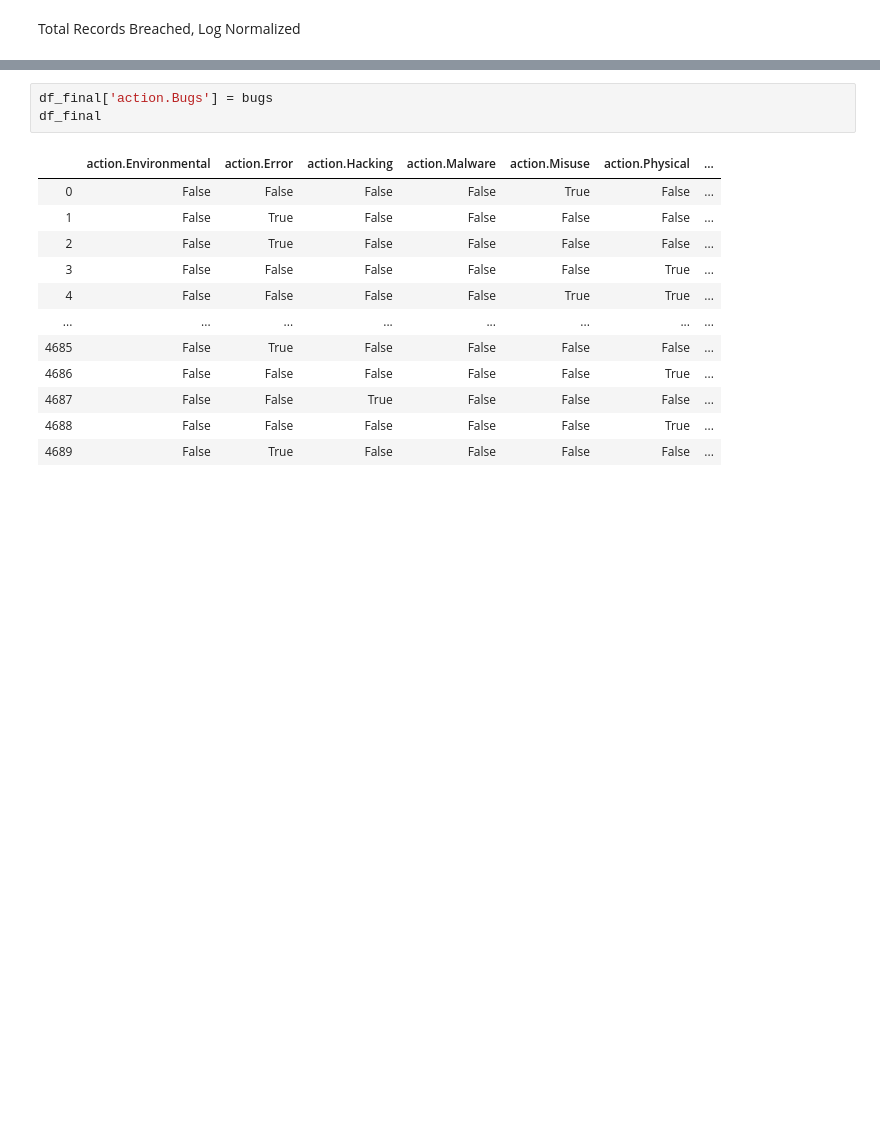
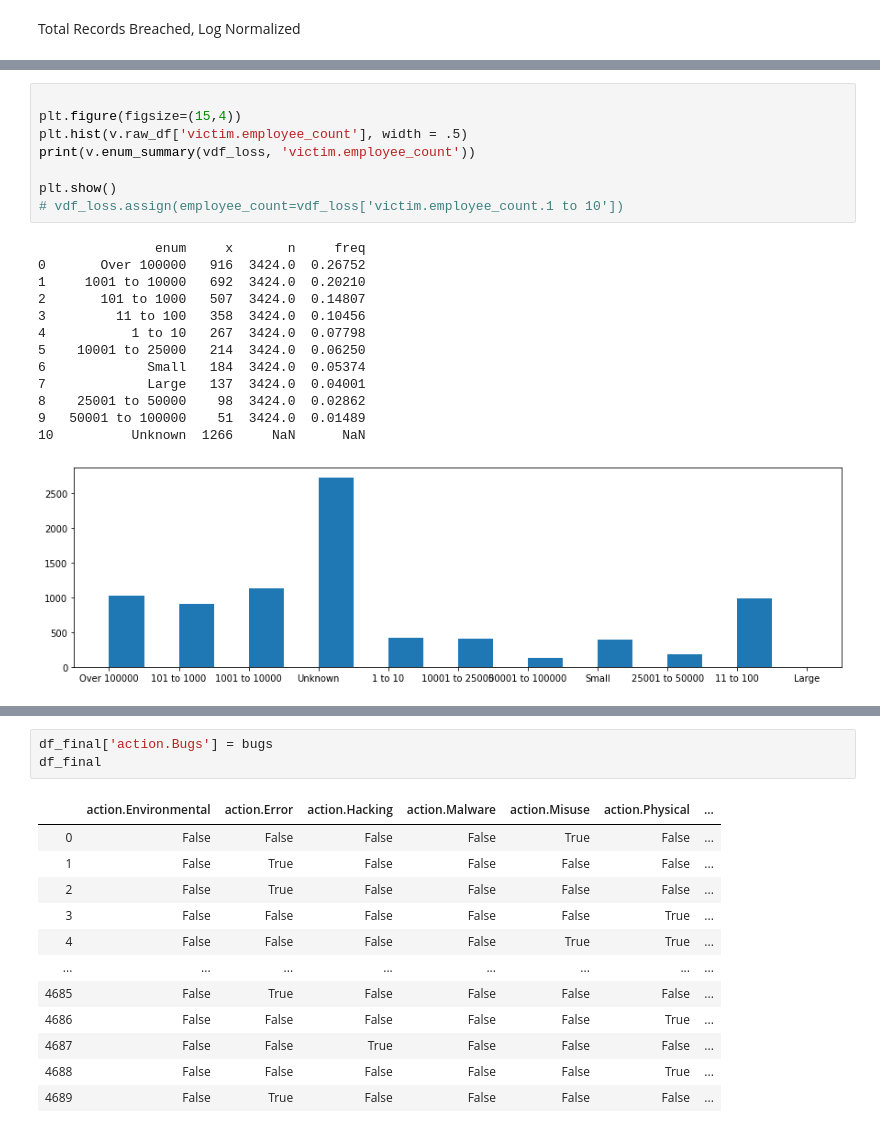
Before and after one commit to ethanpaek/CloudBleed_Project_2019, a Jupyter notebook: vcdb_parse.ipynb, the cells around one changed output, grey strips where cells are left out. Cells and saved outputs as stored; diff of their text form; blank space fills up the shorter version.

```diff
--- a/vcdb_parse.ipynb
+++ b/vcdb_parse.ipynb
@@ -65,3 +57,25 @@ vdf_loss
+# %%
+
+plt.figure(figsize=(15,4))
+plt.hist(v.raw_df['victim.employee_count'], width = .5)
+print(v.enum_summary(vdf_loss, 'victim.employee_count'))
+
+plt.show()
+# vdf_loss.assign(employee_count=vdf_loss['victim.employee_count.1 to 10'])
+# %% [output]
+               enum     x       n     freq
+0       Over 100000   916  3424.0  0.26752
+1     1001 to 10000   692  3424.0  0.20210
+2       101 to 1000   507  3424.0  0.14807
+3         11 to 100   358  3424.0  0.10456
+4           1 to 10   267  3424.0  0.07798
+5    10001 to 25000   214  3424.0  0.06250
+6             Small   184  3424.0  0.05374
+7             Large   137  3424.0  0.04001
+8    25001 to 50000    98  3424.0  0.02862
+9   50001 to 100000    51  3424.0  0.01489
+10          Unknown  1266     NaN      NaN
+[figure, added]
 # %%
 df_final = df_action.iloc[:, :7]
 df_bugs = vdf_loss[vdf_loss['action.Hacking'] | vdf_loss['action.Malware']]
```
Also changed, not shown: parts of 5 cells of this notebook.
